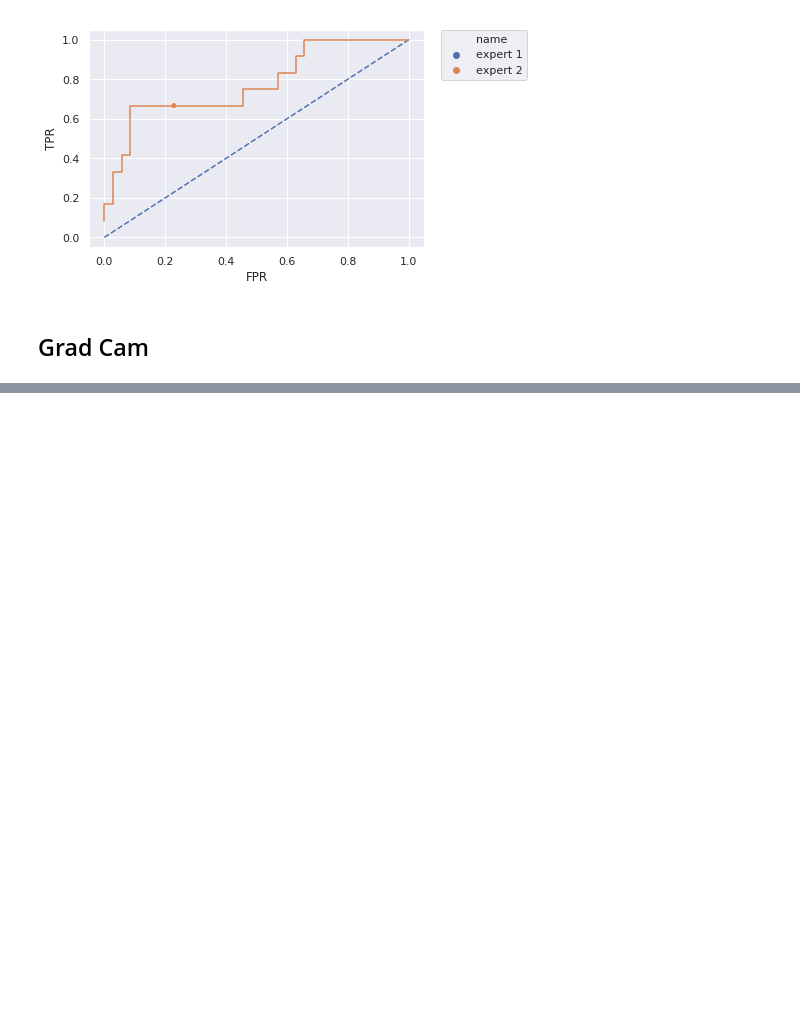
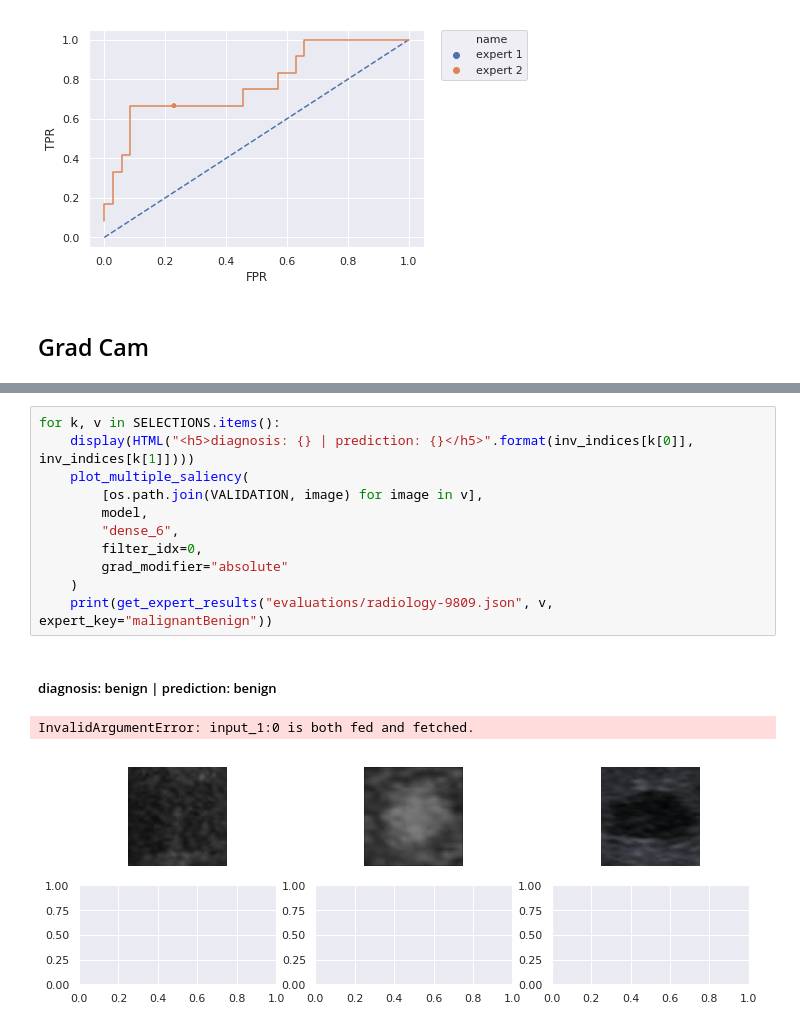
Before and after one commit to intrepidlemon/deep-ultrasound, a Jupyter notebook: evaluate-free-uncertain.ipynb, the cells around one changed output, grey strips where cells are left out. Drawn from its saved outputs; the diff is of its cells as text; blank space fills up the shorter version.

```diff
--- a/evaluate-free-uncertain.ipynb
+++ b/evaluate-free-uncertain.ipynb
@@ -193,4 +216,19 @@ diagnosis: malignant | prediction: benign
 ['benign', 'benign', 'benign', 'benign']
+# %%
+for k, v in SELECTIONS.items():
+    display(HTML("<h5>diagnosis: {} | prediction: {}</h5>".format(inv_indices[k[0]], inv_indices[k[1]])))
+    plot_multiple_saliency(
+        [os.path.join(VALIDATION, image) for image in v],
+        model,
+        "dense_6",
+        filter_idx=0,
+        grad_modifier="absolute"
+    )
+    print(get_expert_results("evaluations/radiology-9809.json", v, expert_key="malignantBenign"))
+# %% [output]
+diagnosis: benign | prediction: benign
+InvalidArgumentError: input_1:0 is both fed and fetched.
+[figure, added]
 # %%
 from IPython.display import HTML
 HTML('''<script>
```
Also changed, not shown: parts of 8 cells of this notebook, 3 other files.
